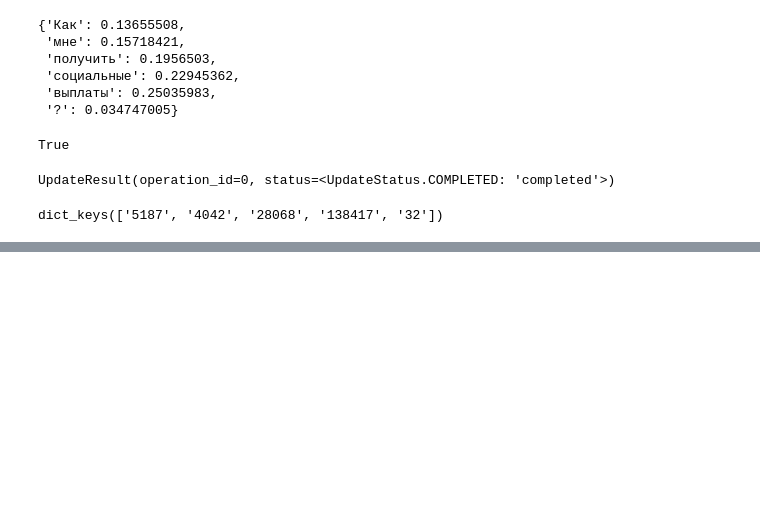
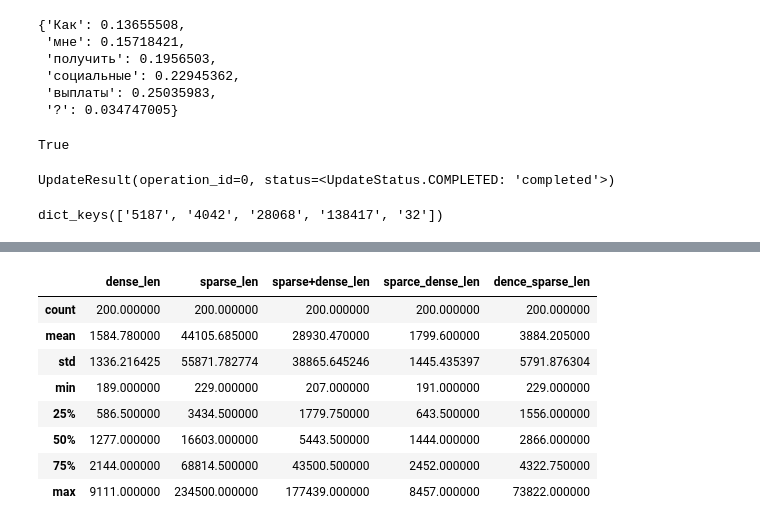
Before and after one commit to Gleb01548/legal_ml, a Jupyter notebook: notebooks/rerank_texts.ipynb, the cells around one changed output, grey strips where cells are left out. Drawn from its saved outputs; the diff is of its cells as text; code cells hidden in the pictures; blank space fills up the shorter version.

```diff
--- a/notebooks/rerank_texts.ipynb
+++ b/notebooks/rerank_texts.ipynb
@@ -164,7 +174,7 @@ point = qdrant_client.query_points(
     collection_name="911_hybrid",
     query=models.SampleQuery(sample=models.Sample.RANDOM),
     limit=1,
-    with_vectors=True
+    with_vectors=True,
 ).points[0]
 
 vector = point.vector
@@ -401,0 +305,19 @@ index 2
+# %%
+def get_point(collection_name, n):
+    return qdrant_client.query_points(
+        collection_name=collection_name,
+        query=models.SampleQuery(sample=models.Sample.RANDOM),
+        limit=n,
+        with_vectors=True,
+    ).points
+# %%
+collection_name = "911_hybrid"
+
+points = get_point(collection_name, n=200)
+reranker = FlagLLMReranker("BAAI/bge-reranker-v2-m3", use_fp16=True, device="cpu")
+
+records = []
+for point in tqdm(points):
+    records.append(search_data(collection_name="911_hybrid", point=point, n=5, reranker=reranker))
+
+pd.DataFrame(records).to_csv("./data/interim/rag_results/rag_results.csv")
@@ -401,0 +332,14 @@ index 2
+# %%
+df_records = pd.DataFrame(records)
+
+df_records.describe()
+# %% [output]
+|  | dense_len | sparse_len | sparse+dense_len | sparce_dense_len | dence_sparse_len |
+| count | 200.000000 | 200.000000 | 200.000000 | 200.000000 | 200.000000 |
+| mean | 1584.780000 | 44105.685000 | 28930.470000 | 1799.600000 | 3884.205000 |
+| std | 1336.216425 | 55871.782774 | 38865.645246 | 1445.435397 | 5791.876304 |
+| min | 189.000000 | 229.000000 | 207.000000 | 191.000000 | 229.000000 |
+| 25% | 586.500000 | 3434.500000 | 1779.750000 | 643.500000 | 1556.000000 |
+| 50% | 1277.000000 | 16603.000000 | 5443.500000 | 1444.000000 | 2866.000000 |
+| 75% | 2144.000000 | 68814.500000 | 43500.500000 | 2452.000000 | 4322.750000 |
+| max | 9111.000000 | 234500.000000 | 177439.000000 | 8457.000000 | 73822.000000 |
```
Also changed, not shown: parts of 12 cells of this notebook, 9 other files.
